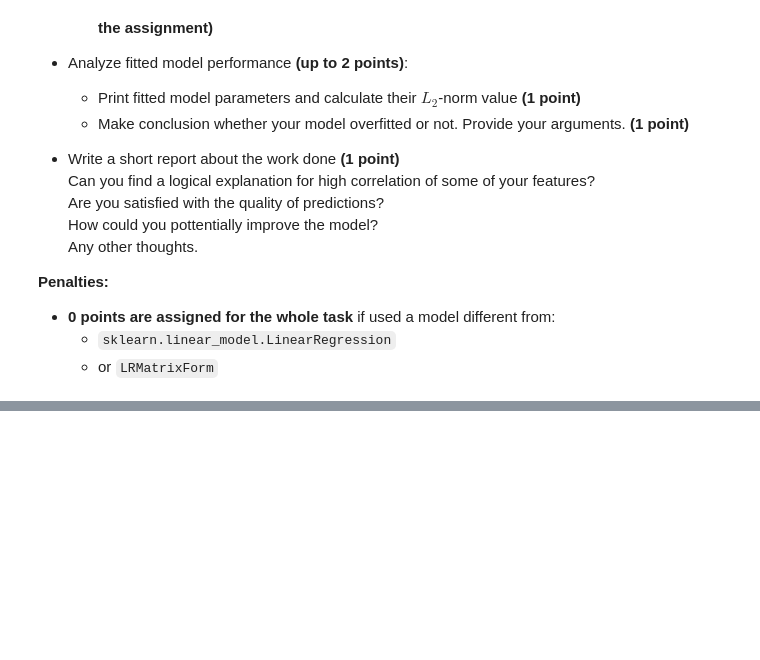
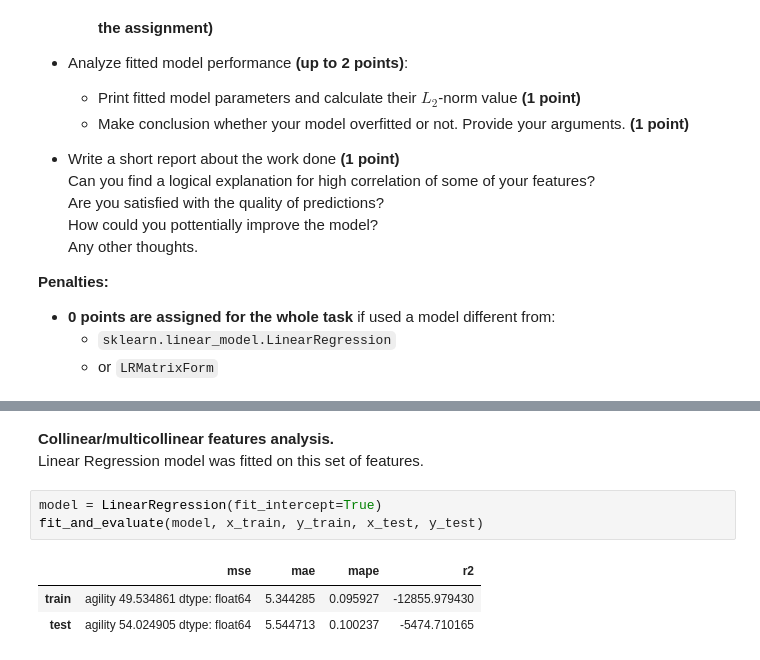
Before and after one commit to ssavelyeva1/RS_School_ML_Intro-Cross-checks, a Jupyter notebook: module_3_linear_regression/linear_regression.ipynb, the cells around one changed output, grey strips where cells are left out. Saved outputs shown, nothing was run; the diff lists cells and outputs as text; blank space fills up the shorter version.

```diff
--- a/module_3_linear_regression/linear_regression.ipynb
+++ b/module_3_linear_regression/linear_regression.ipynb
@@ -1704,0 +1698,10 @@ sns.heatmap(correlation_matrix, annot=True, center=0, cmap='RdYlGn',)
+# %% [markdown]
+**Collinear/multicollinear features analysis.**
+Linear Regression model was fitted on this set of features.
+# %%
+model = LinearRegression(fit_intercept=True)
+fit_and_evaluate(model, x_train, y_train, x_test, y_test)
+# %% [output]
+|  | mse | mae | mape | r2 |
+| train | agility 49.534861 dtype: float64 | 5.344285 | 0.095927 | -12855.979430 |
+| test | agility 54.024905 dtype: float64 | 5.544713 | 0.100237 | -5474.710165 |
```
Also changed, not shown: parts of 39 cells of this notebook.
